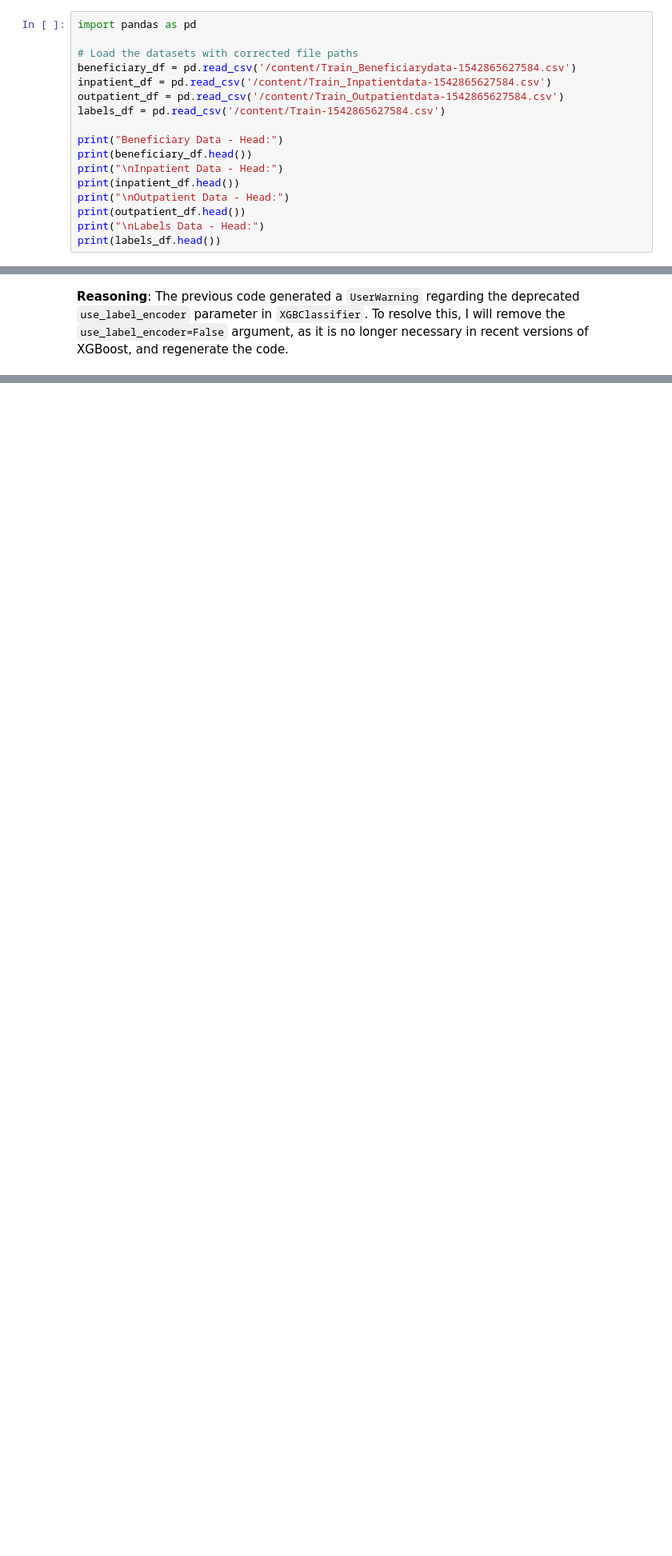
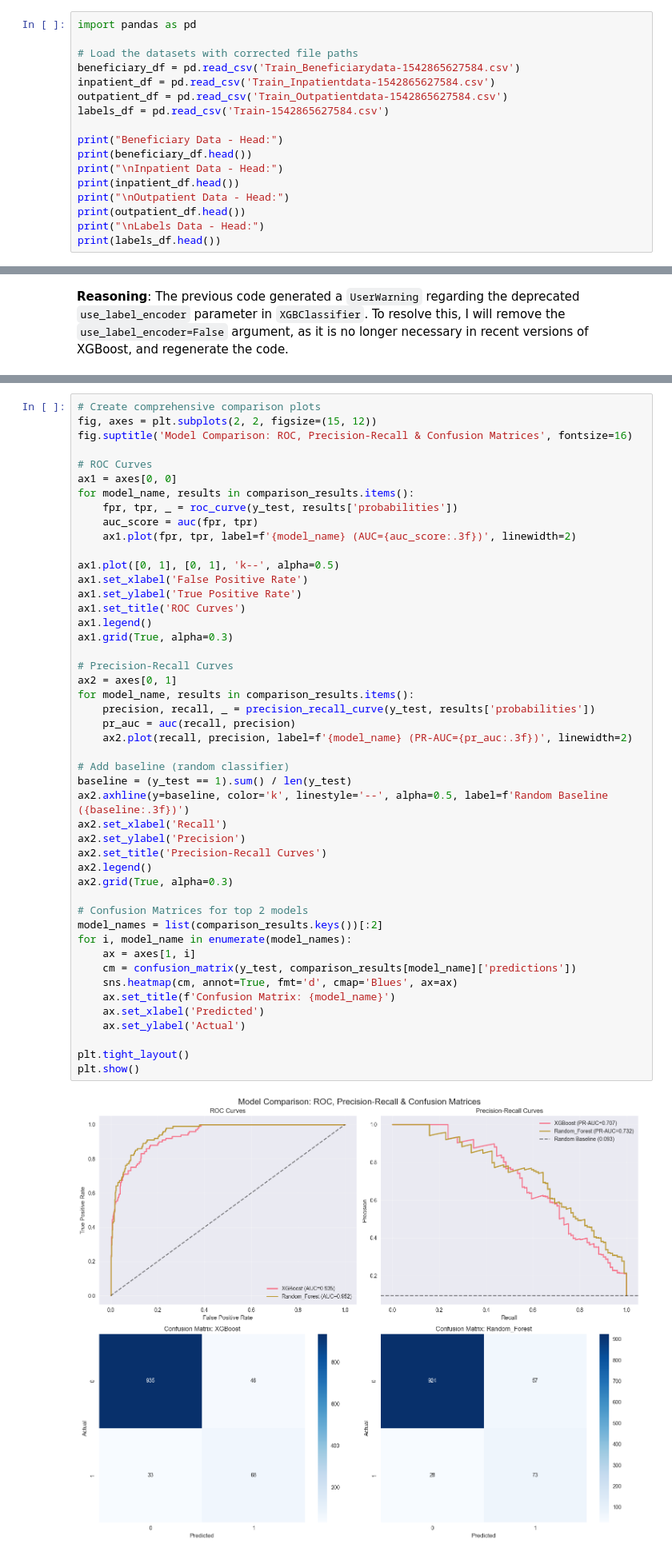
Before and after one commit to User-2rxeg/DataOrbit-HealthCare-Provider-Fraud-Detection, a Jupyter notebook: 01_data_exploration_and_feature_engineering.ipynb, the cells around one changed output, grey strips where cells are left out. Shown at 80% size. Saved outputs shown, nothing was run; the diff lists cells and outputs as text; blank space fills up the shorter version.

```diff
--- a/01_data_exploration_and_feature_engineering.ipynb
+++ b/01_data_exploration_and_feature_engineering.ipynb
@@ -4,10 +4,10 @@
 import pandas as pd
 
 # Load the datasets with corrected file paths
-beneficiary_df = pd.read_csv('/content/Train_Beneficiarydata-1542865627584.csv')
-inpatient_df = pd.read_csv('/content/Train_Inpatientdata-1542865627584.csv')
-outpatient_df = pd.read_csv('/content/Train_Outpatientdata-1542865627584.csv')
-labels_df = pd.read_csv('/content/Train-1542865627584.csv')
+beneficiary_df = pd.read_csv('Train_Beneficiarydata-1542865627584.csv')
+inpatient_df = pd.read_csv('Train_Inpatientdata-1542865627584.csv')
+outpatient_df = pd.read_csv('Train_Outpatientdata-1542865627584.csv')
+labels_df = pd.read_csv('Train-1542865627584.csv')
 
 print("Beneficiary Data - Head:")
 print(beneficiary_df.head())
@@ -3479,0 +3788,49 @@ The final task asked to summarize the results from applying class weighting to L
+# %%
+# Create comprehensive comparison plots
+fig, axes = plt.subplots(2, 2, figsize=(15, 12))
+fig.suptitle('Model Comparison: ROC, Precision-Recall & Confusion Matrices', fontsize=16)
+
+# ROC Curves
+ax1 = axes[0, 0]
+for model_name, results in comparison_results.items():
+    fpr, tpr, _ = roc_curve(y_test, results['probabilities'])
+    auc_score = auc(fpr, tpr)
+    ax1.plot(fpr, tpr, label=f'{model_name} (AUC={auc_score:.3f})', linewidth=2)
+
+ax1.plot([0, 1], [0, 1], 'k--', alpha=0.5)
+ax1.set_xlabel('False Positive Rate')
+ax1.set_ylabel('True Positive Rate')
+ax1.set_title('ROC Curves')
+ax1.legend()
+ax1.grid(True, alpha=0.3)
+
+# Precision-Recall Curves
+ax2 = axes[0, 1]
+for model_name, results in comparison_results.items():
+    precision, recall, _ = precision_recall_curve(y_test, results['probabilities'])
+    pr_auc = auc(recall, precision)
+    ax2.plot(recall, precision, label=f'{model_name} (PR-AUC={pr_auc:.3f})', linewidth=2)
+
+# Add baseline (random classifier)
+baseline = (y_test == 1).sum() / len(y_test)
+ax2.axhline(y=baseline, color='k', linestyle='--', alpha=0.5, label=f'Random Baseline ({baseline:.3f})')
+ax2.set_xlabel('Recall')
+ax2.set_ylabel('Precision')
+ax2.set_title('Precision-Recall Curves')
+ax2.legend()
+ax2.grid(True, alpha=0.3)
+
+# Confusion Matrices for top 2 models
+model_names = list(comparison_results.keys())[:2]
+for i, model_name in enumerate(model_names):
+    ax = axes[1, i]
+    cm = confusion_matrix(y_test, comparison_results[model_name]['predictions'])
+    sns.heatmap(cm, annot=True, fmt='d', cmap='Blues', ax=ax)
+    ax.set_title(f'Confusion Matrix: {model_name}')
+    ax.set_xlabel('Predicted')
+    ax.set_ylabel('Actual')
+
+plt.tight_layout()
+plt.show()
+# %% [output]
+[figure, added]
```
Also changed, not shown: parts of 34 cells of this notebook, 4 other files.
